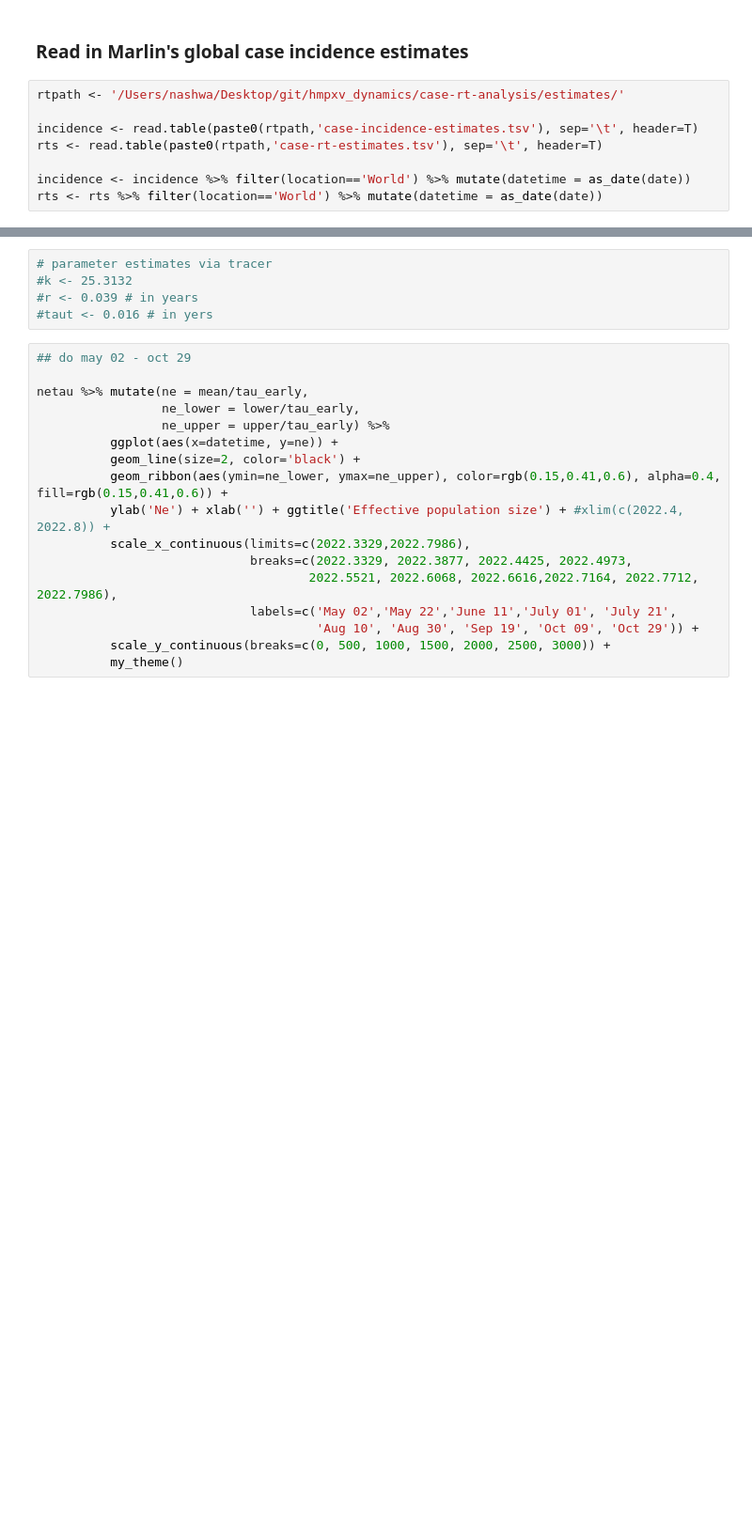
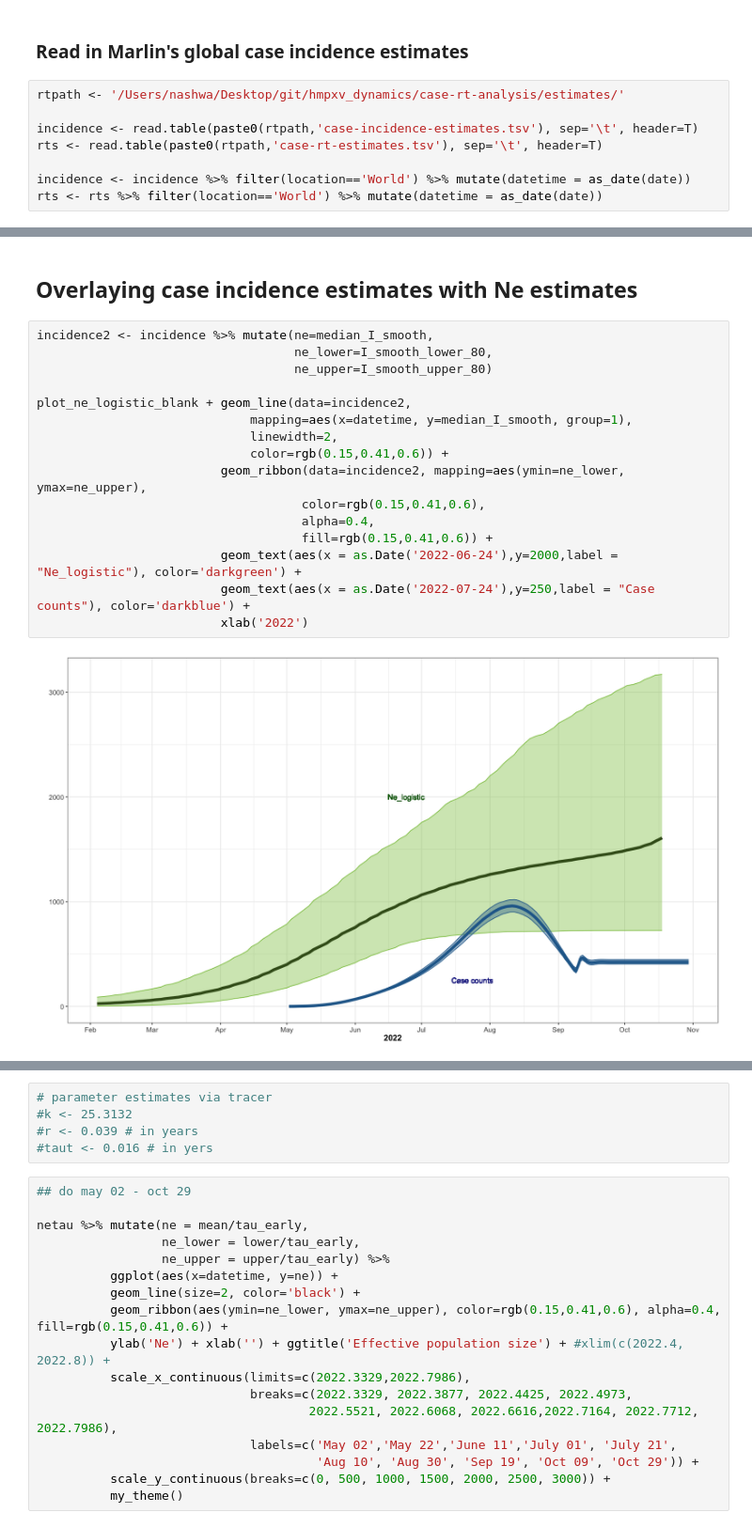
Before and after one commit to blab/mpox-dynamics, a Jupyter notebook: scripts/netau.ipynb, the cells around one changed output, grey strips where cells are left out. Shown at 94% size. Cells and saved outputs as stored; diff of their text form; blank space fills up the shorter version.

```diff
--- a/scripts/netau.ipynb
+++ b/scripts/netau.ipynb
@@ -169,0 +149,20 @@ plot_ne_logistic_blank + geom_line(data=incidence2,
+# %% [markdown]
+## Overlaying case incidence estimates with Ne estimates
+# %%
+incidence2 <- incidence %>% mutate(ne=median_I_smooth,
+                                   ne_lower=I_smooth_lower_80,
+                                   ne_upper=I_smooth_upper_80)
+
+plot_ne_logistic_blank + geom_line(data=incidence2,
+                             mapping=aes(x=datetime, y=median_I_smooth, group=1),
+                             linewidth=2,
+                             color=rgb(0.15,0.41,0.6)) +
+                         geom_ribbon(data=incidence2, mapping=aes(ymin=ne_lower, ymax=ne_upper),
+                                    color=rgb(0.15,0.41,0.6),
+                                    alpha=0.4,
+                                    fill=rgb(0.15,0.41,0.6)) +
+                         geom_text(aes(x = as.Date('2022-06-24'),y=2000,label = "Ne_logistic"), color='darkgreen') +
+                         geom_text(aes(x = as.Date('2022-07-24'),y=250,label = "Case counts"), color='darkblue') +
+                         xlab('2022')
+# %% [output]
+[figure, added]
```
Also changed, not shown: parts of 19 cells of this notebook, 1 other file.
